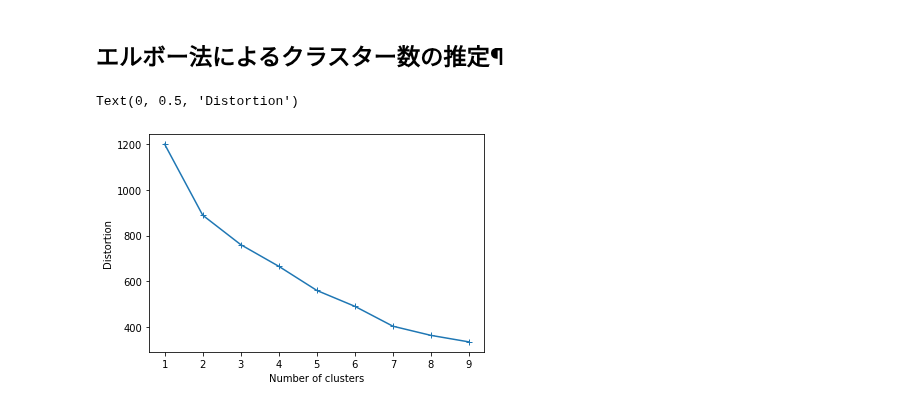
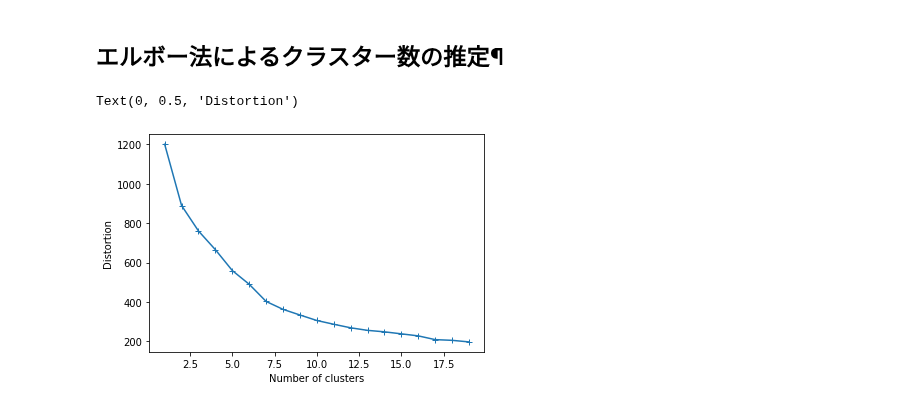
Before and after one commit to nori0724/COVID-19, a Jupyter notebook: code/クラスタリング.ipynb, the cells around one changed output. Drawn from its saved outputs; the diff is of its cells as text; code cells hidden in the pictures.

```diff
--- a/code/クラスタリング.ipynb
+++ b/code/クラスタリング.ipynb
@@ -107,13 +113,16 @@ Name: 143, dtype: object
 # 非階層型クラスタリング
 # %%
 data = df[["pop", "urb", "gdp", "dist", "ef", "pf", "detection", "air"]]
+"""data["pop"] = np.log(data["pop"])
+data["air"] = np.log(data["air"])
+data["gdp"] = np.log(data["gdp"])"""
 
 # 標準化
 sc = StandardScaler()
 sc.fit(data)
 data_std = sc.transform(data)
 # %%
-N_CLUSTERS = 3
+N_CLUSTERS = 8
 kmeans = KMeans(n_clusters=N_CLUSTERS, random_state=10)
 kmeans.fit(data_std)
 # %% [output]
@@ -190,15 +204,15 @@ df.iloc[result==2,]
 # %%
 # エルボー方による推定。クラスター数を1から10に増やして、それぞれの距離の総和を求める
 dist_list =[]
-for i in range(1,10):
+for i in range(1,20):
     kmeans= KMeans(n_clusters=i, init='random', random_state=0)
     kmeans.fit(data_std)
     dist_list.append(kmeans.inertia_)
 
 # グラフを表示
-plt.plot(range(1,10), dist_list,marker='+')
+plt.plot(range(1,20), dist_list,marker='+')
 plt.xlabel('Number of clusters')
 plt.ylabel('Distortion')
 # %% [output]
 Text(0, 0.5, 'Distortion')
-[figure, old version]
+[figure, new version]
```
Also changed, not shown: parts of 7 cells of this notebook, 3 other files.
